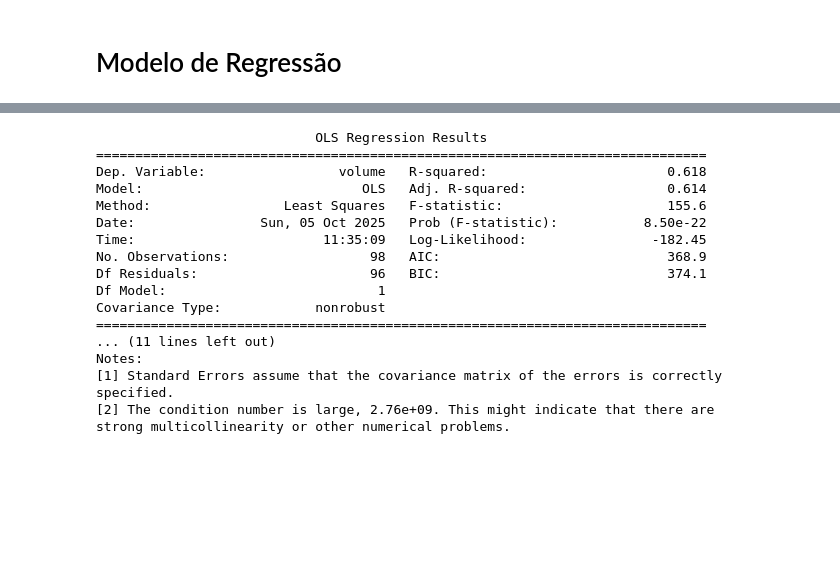
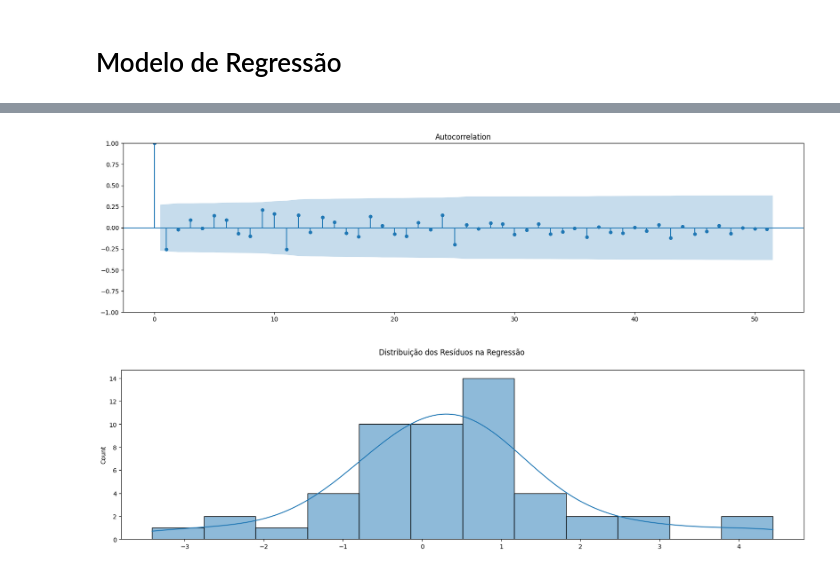
Before and after one commit to LeonardoAleee/analise_st, a Jupyter notebook: trabalho_a1.ipynb, the cells around one changed output, grey strips where cells are left out. Cells and saved outputs as stored; diff of their text form; code cells hidden in the pictures; blank space fills up the shorter version.

```diff
--- a/trabalho_a1.ipynb
+++ b/trabalho_a1.ipynb
@@ -464,28 +598,18 @@ plt.show()
-# %%
-# Adiciona intercepto
-X_train_sm = sm.add_constant(X_train)
-X_test_sm = sm.add_constant(X_test)
-
-ols_model = sm.OLS(y_train, X_train_sm).fit()
-
-y_pred = ols_model.predict(X_test_sm)
-
-print(ols_model.summary())
-# %% [output]
-                            OLS Regression Results
-==============================================================================
-Dep. Variable:                 volume   R-squared:                       0.618
-Model:                            OLS   Adj. R-squared:                  0.614
-Method:                 Least Squares   F-statistic:                     155.6
-Date:                Sun, 05 Oct 2025   Prob (F-statistic):           8.50e-22
-Time:                        11:35:09   Log-Likelihood:                -182.45
-No. Observations:                  98   AIC:                             368.9
-Df Residuals:                      96   BIC:                             374.1
-Df Model:                           1
-Covariance Type:            nonrobust
-==============================================================================
-... (11 lines left out)
-Notes:
-[1] Standard Errors assume that the covariance matrix of the errors is correctly specified.
-[2] The condition number is large, 2.76e+09. This might indicate that there are
-strong multicollinearity or other numerical problems.
+# %%
+fig, ax = plt.subplots(figsize=(20, 5))
+
+plot_acf(residuos_best, lags=residuos_best.shape[0] - 1, ax=ax)
+
+plt.show()
+# %% [output]
+[figure, added]
+# %%
+fig, ax = plt.subplots(figsize=(20, 5))
+
+sns.histplot(residuos_best, kde=True, ax=ax)
+
+plt.suptitle("Distribuição dos Resíduos na Regressão")
+
+plt.show()
+# %% [output]
+[figure, added]
```
Also changed, not shown: parts of 15 cells of this notebook.
